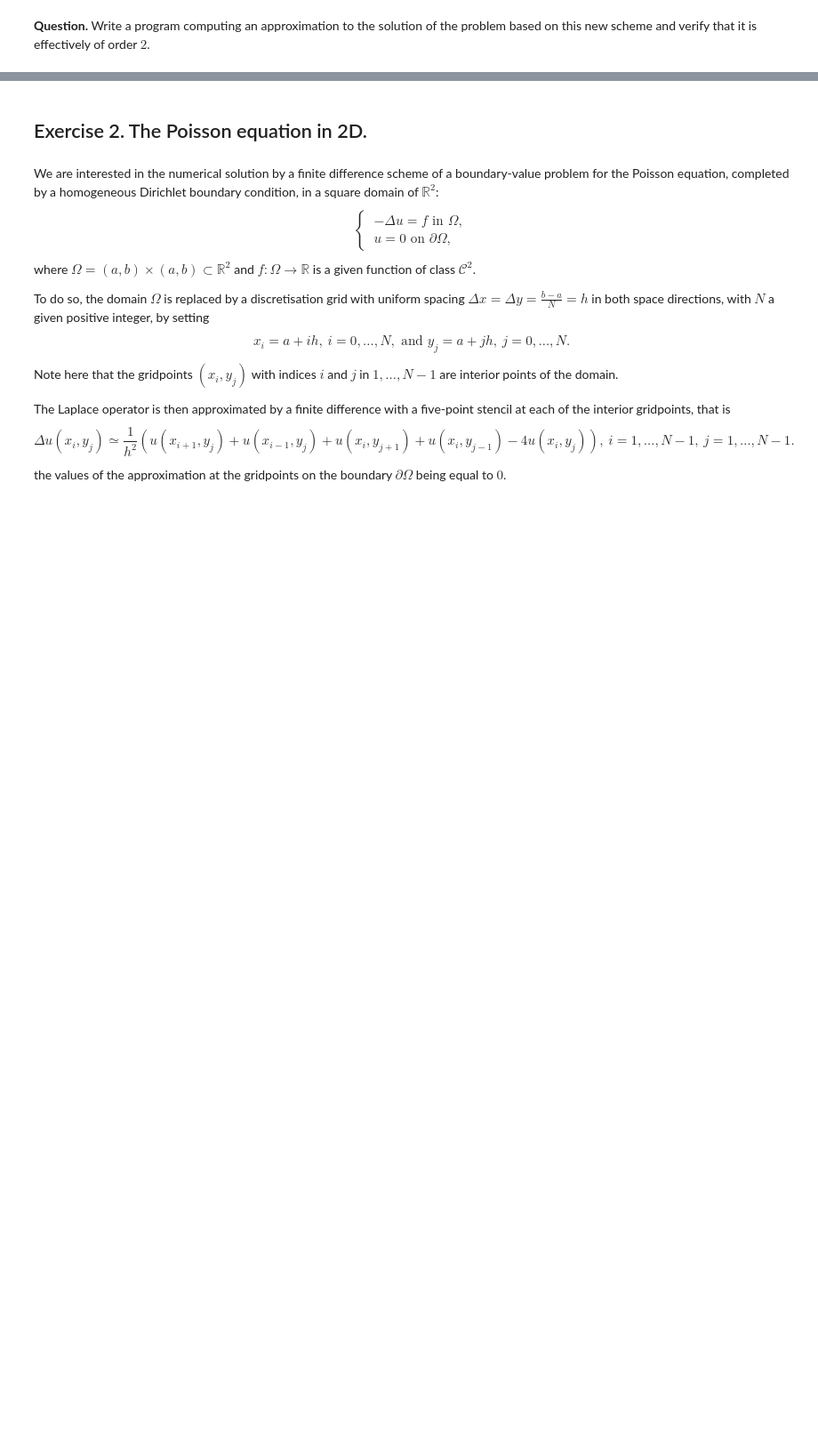
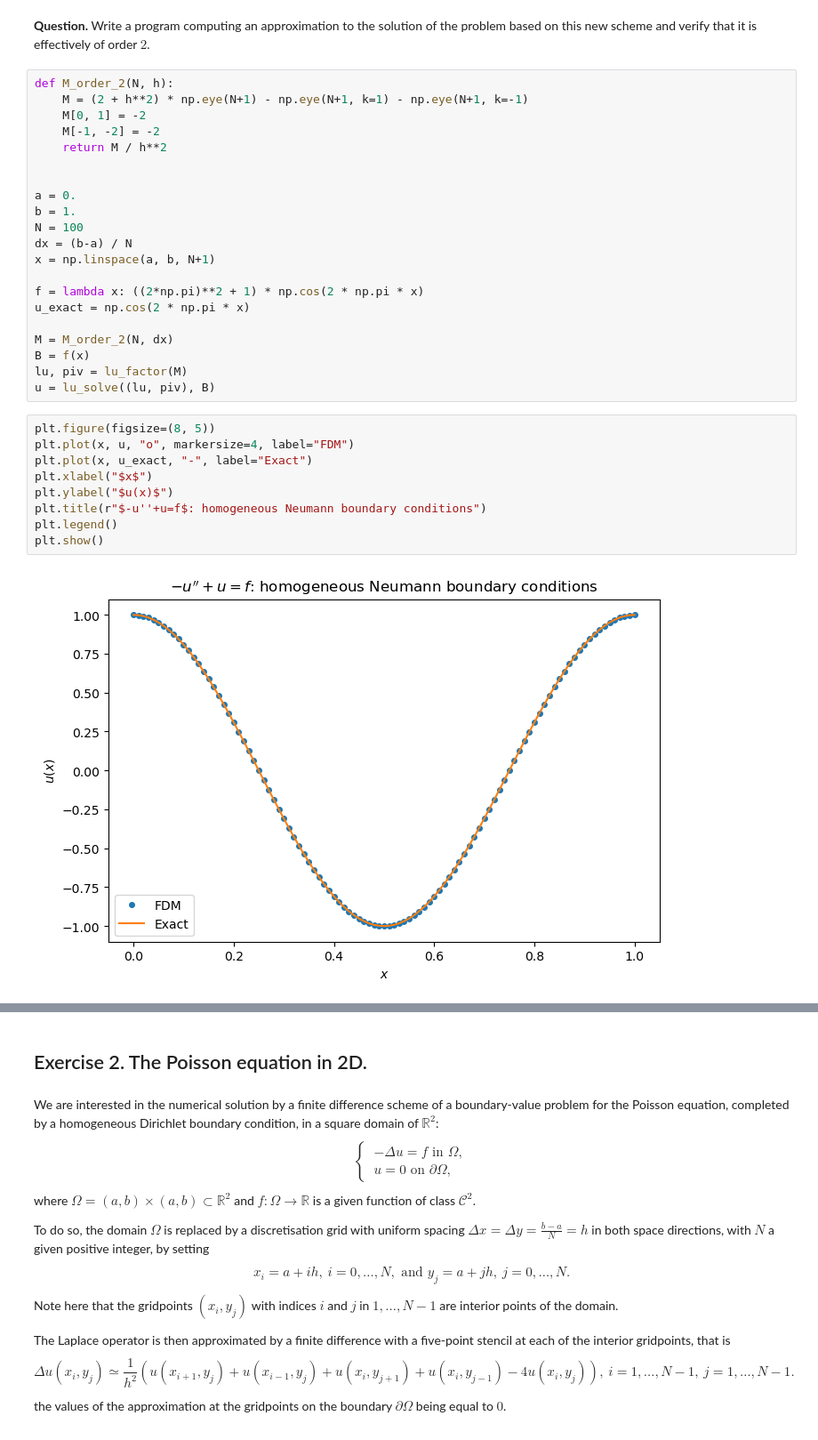
Before and after one commit to Marshhall/FDM_Elliptic, a Jupyter notebook: main.ipynb, the cells around one changed output, grey strips where cells are left out. Shown at 89% size. Cells and saved outputs as stored; diff of their text form; blank space fills up the shorter version.

```diff
--- a/main.ipynb
+++ b/main.ipynb
@@ -481,2 +680,34 @@ devise a second-order approximation for the boundary condition $u'(a)=0$. Do the
 # %% [markdown]
 **Question.** Write a program computing an approximation to the solution of the problem based on this new scheme and verify that it is effectively of order $2$.
+# %%
+def M_order_2(N, h):
+    M = (2 + h**2) * np.eye(N+1) - np.eye(N+1, k=1) - np.eye(N+1, k=-1)
+    M[0, 1] = -2
+    M[-1, -2] = -2
+    return M / h**2
+
+
+a = 0.
+b = 1.
+N = 100
+dx = (b-a) / N
+x = np.linspace(a, b, N+1)
+
+f = lambda x: ((2*np.pi)**2 + 1) * np.cos(2 * np.pi * x)
+u_exact = np.cos(2 * np.pi * x)
+
+M = M_order_2(N, dx)
+B = f(x)
+lu, piv = lu_factor(M)
+u = lu_solve((lu, piv), B)
+# %%
+plt.figure(figsize=(8, 5))
+plt.plot(x, u, "o", markersize=4, label="FDM")
+plt.plot(x, u_exact, "-", label="Exact")
+plt.xlabel("$x$")
+plt.ylabel("$u(x)$")
+plt.title(r"$-u''+u=f$: homogeneous Neumann boundary conditions")
+plt.legend()
+plt.show()
+# %% [output]
+[figure, added]
```
Also changed, not shown: parts of 14 cells of this notebook.
